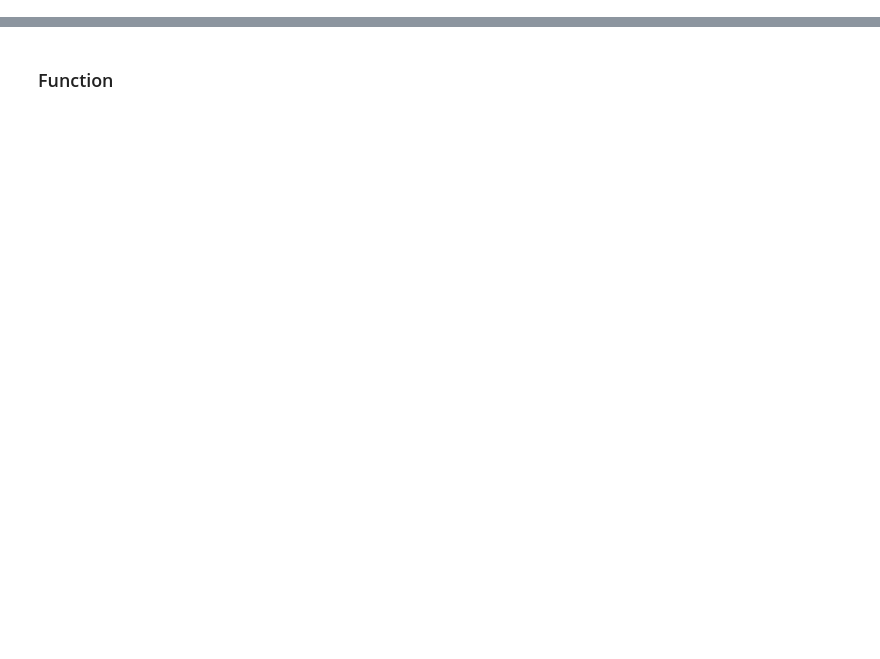
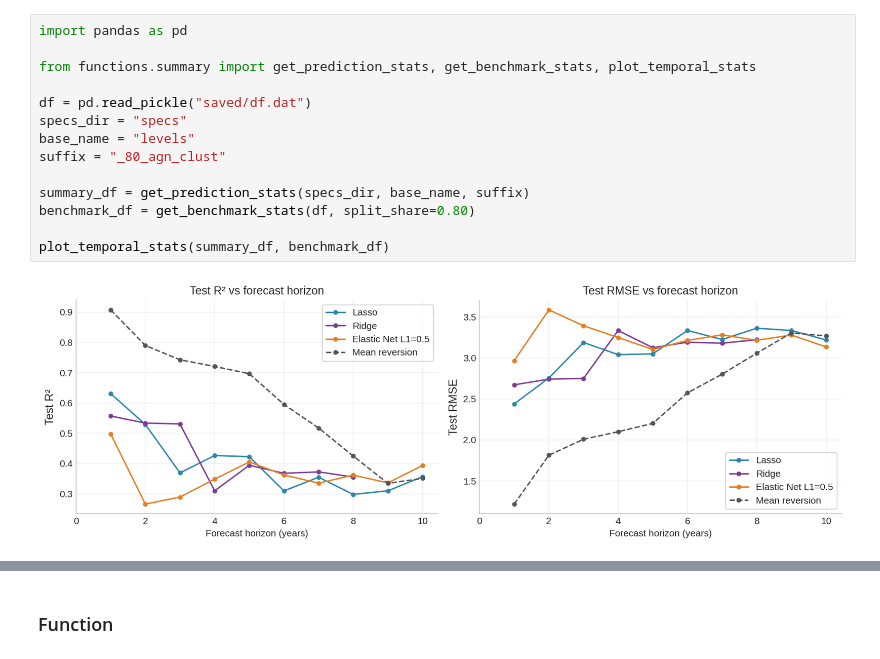
Before and after one commit to janjdarecki/instquality, a Jupyter notebook: 03_run_base_analysis.ipynb, the cells around one changed output, grey strips where cells are left out. Saved outputs shown, nothing was run; the diff lists cells and outputs as text; blank space fills up the shorter version.

```diff
--- a/03_run_base_analysis.ipynb
+++ b/03_run_base_analysis.ipynb
@@ -210,0 +51,16 @@ State Ownership of Assets                           2.47          2.33         2
+# %%
+import pandas as pd
+
+from functions.summary import get_prediction_stats, get_benchmark_stats, plot_temporal_stats
+
+df = pd.read_pickle("saved/df.dat")
+specs_dir = "specs"
+base_name = "levels"
+suffix = "_80_agn_clust"
+
+summary_df = get_prediction_stats(specs_dir, base_name, suffix)
+benchmark_df = get_benchmark_stats(df, split_share=0.80)
+
+plot_temporal_stats(summary_df, benchmark_df)
+# %% [output]
+[figure, added]
```
Also changed, not shown: parts of 24 cells of this notebook, 6 other files.
